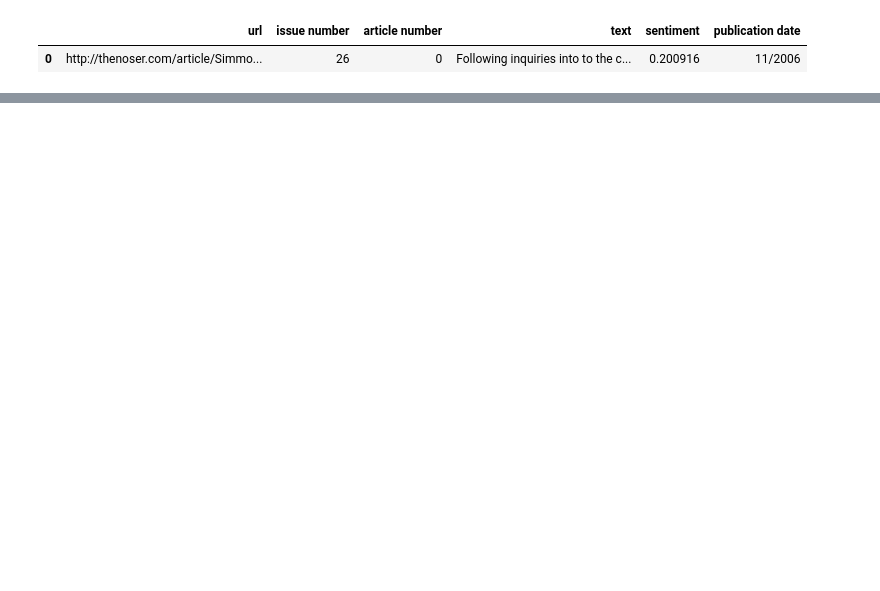
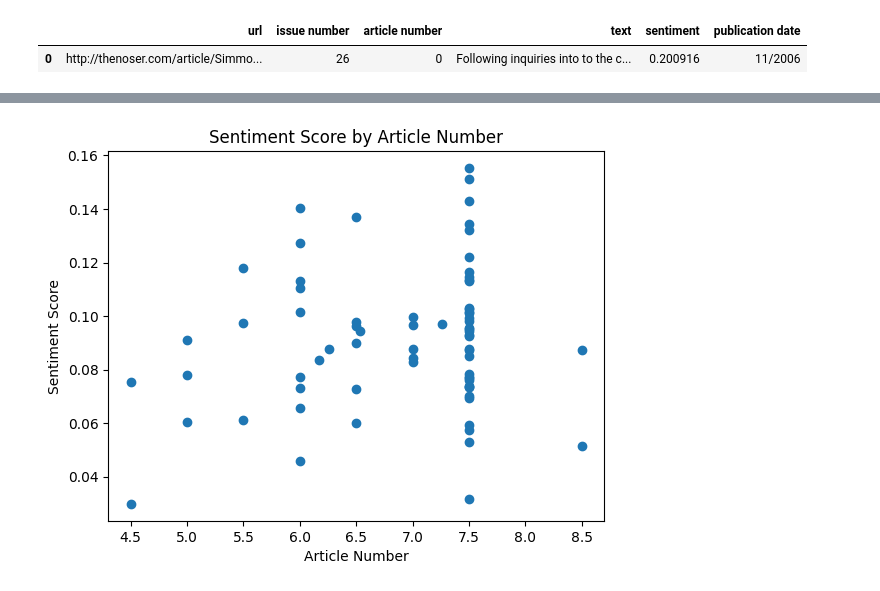
Before and after one commit to rbelay1/Final-Project, a Jupyter notebook: Df_of_Brown_Noser_Final.ipynb, the cells around one changed output, grey strips where cells are left out. Drawn from its saved outputs; the diff is of its cells as text; code cells hidden in the pictures; blank space fills up the shorter version.

```diff
--- a/Df_of_Brown_Noser_Final.ipynb
+++ b/Df_of_Brown_Noser_Final.ipynb
@@ -99,0 +179,9 @@ ValueError: ignored
+# %%
+#Plotting sentiment scores by article number
+plt.scatter(df['article number'], df['sentiment'])
+plt.xlabel('Article Number')
+plt.ylabel('Sentiment Score')
+plt.title('Sentiment Score by Article Number')
+plt.show()
+# %% [output]
+[figure, added]
```
Also changed, not shown: parts of 9 cells of this notebook.
